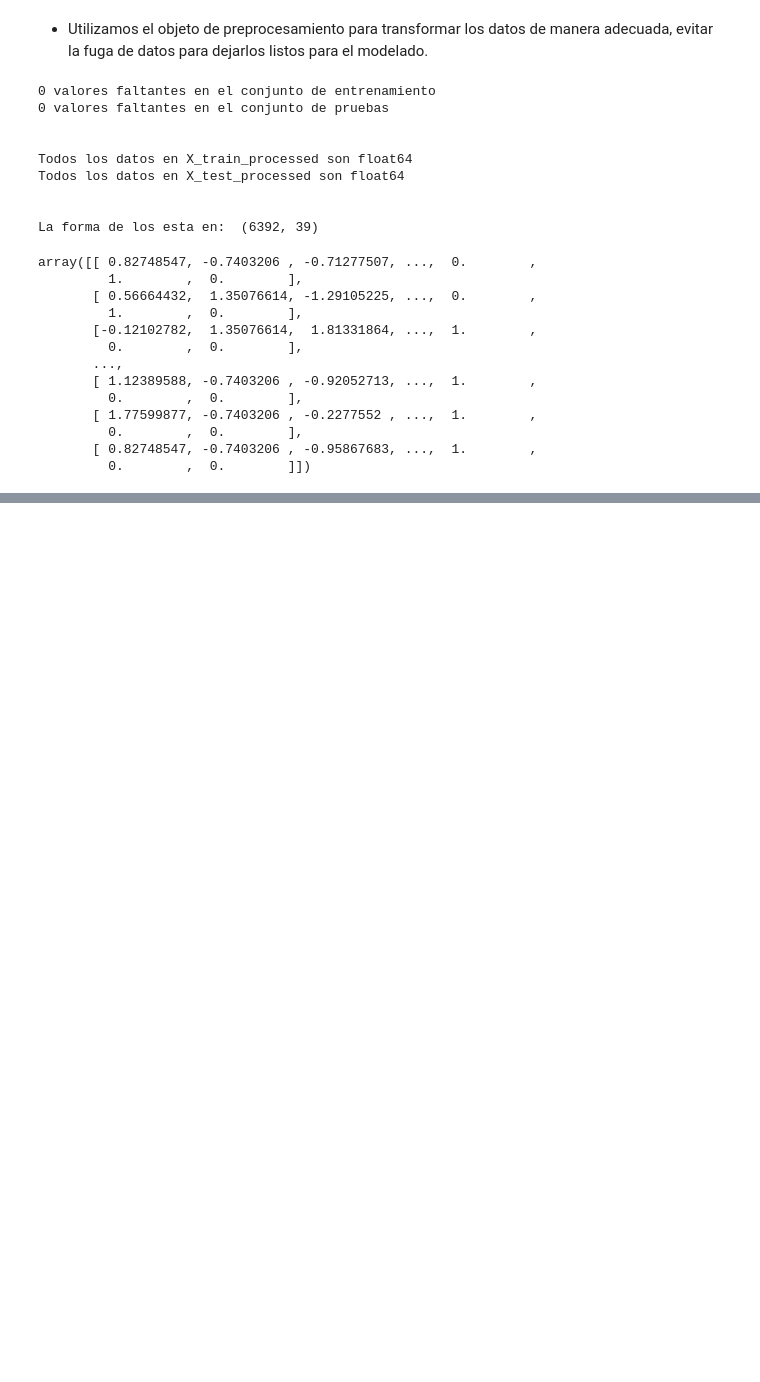
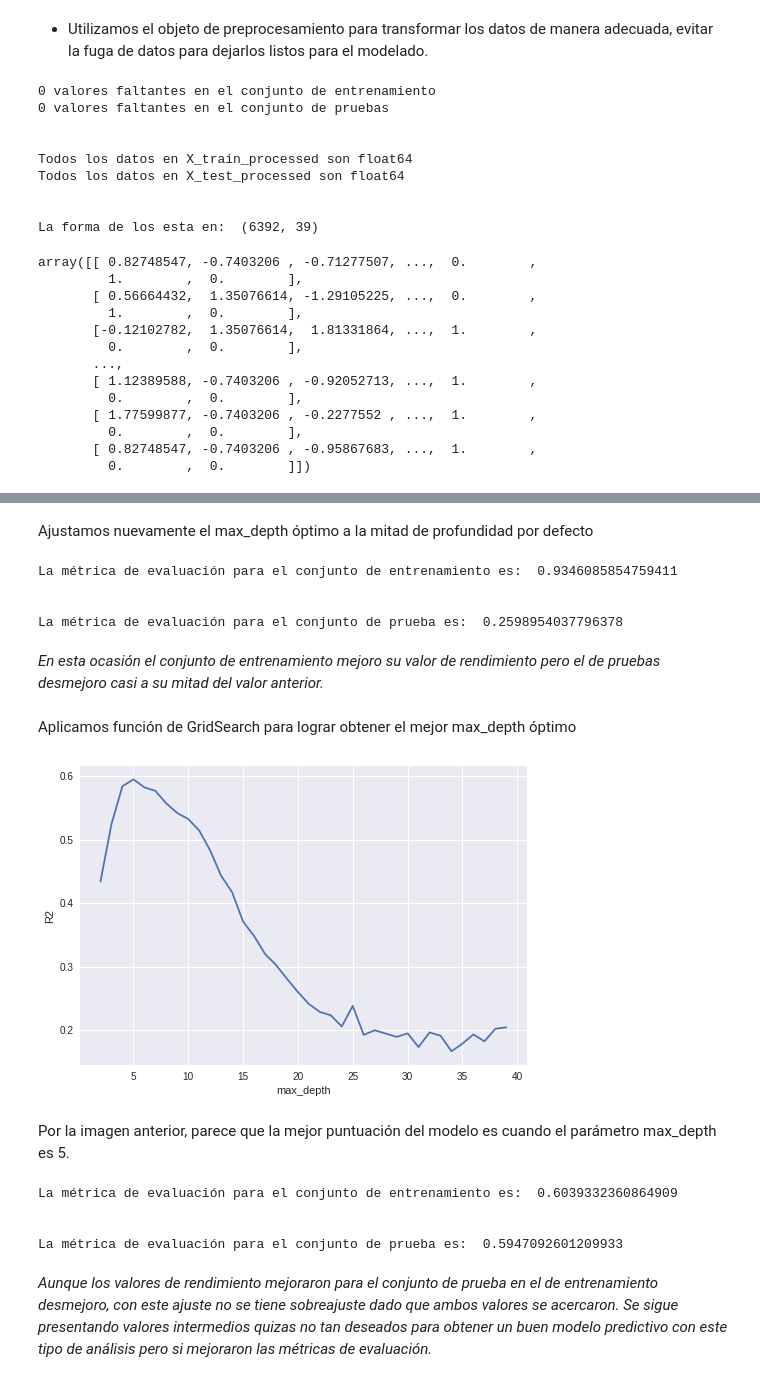
Before and after one commit to jcardonamde/food-sales-predictions, a Jupyter notebook: food_sales_predictions.ipynb, the cells around one changed output, grey strips where cells are left out. Drawn from its saved outputs; the diff is of its cells as text; code cells hidden in the pictures; blank space fills up the shorter version.

Commit message:
Creado mediante Colaboratory Parte Final - Aplicación de modelos, Elección de Modelo y Conclusión

```diff
--- a/food_sales_predictions.ipynb
+++ b/food_sales_predictions.ipynb
@@ -1025,0 +1152,3 @@ array([[ 0.82748547, -0.7403206 , -0.71277507, ...,  0.        ,
+# %%
+# El modelo está aprendiendo la relación entre las características (X) y el objetivo (y).
+dec_tree.fit(X_train_processed, y_train)
@@ -1025,0 +1208,9 @@ array([[ 0.82748547, -0.7403206 , -0.71277507, ...,  0.        ,
+# %%
+# Vayamos al extremo y fijemos nuestra profundidad máxima en 2
+dec_tree_2 = DecisionTreeRegressor(max_depth = 2, random_state = 42)
+dec_tree_2.fit(X_train_processed, y_train)
+train_2_score = dec_tree_2.score(X_train_processed, y_train)
+test_2_score = dec_tree_2.score(X_test_processed, y_test)
+print("La métrica de evaluación para el conjunto de entrenamiento es: ", train_2_score)
+print("\n")
+print("La métrica de evaluación para el conjunto de prueba es: ", test_2_score)
@@ -1025,0 +1224,55 @@ array([[ 0.82748547, -0.7403206 , -0.71277507, ...,  0.        ,
+# %% [markdown]
+Ajustamos nuevamente el max_depth óptimo a la mitad de profundidad por defecto
+# %%
+# Ajustamos el hiperparámetro a 20
+dec_tree_20 = DecisionTreeRegressor(max_depth = 20, random_state = 42)
+dec_tree_20.fit(X_train_processed, y_train)
+train_20_score = dec_tree_20.score(X_train_processed, y_train)
+test_20_score = dec_tree_20.score(X_test_processed, y_test)
+print("La métrica de evaluación para el conjunto de entrenamiento es: ", train_20_score)
+print("\n")
+print("La métrica de evaluación para el conjunto de prueba es: ", test_20_score)
+# %% [output]
+La métrica de evaluación para el conjunto de entrenamiento es:  0.9346085854759411
+
+
+La métrica de evaluación para el conjunto de prueba es:  0.2598954037796378
+# %% [markdown]
+*En esta ocasión el conjunto de entrenamiento mejoro su valor de rendimiento pero el de pruebas desmejoro casi a su mitad del valor anterior.*
+# %% [markdown]
+Aplicamos función de GridSearch para lograr obtener el mejor max_depth óptimo
+# %%
+# Lista de valores a probar para max_depth:
+max_depth_range = list(range(2, 40)) # Probará todos los valores entre 2 y 40
+# Lista para almacenar la puntuación para cada valor de max_depth:
+r2 = []
+for depth in max_depth_range:
+    dec_tree = DecisionTreeRegressor(max_depth = depth, random_state = 42)
+    dec_tree.fit(X_train_processed, y_train)
+    score = dec_tree.score(X_test_processed, y_test)
+    r2.append(score)
+# %%
+# Creamos gráfico para visualizar qué max_depth lleva a una puntuación R2 más alta
+plt.plot(max_depth_range, r2)
+plt.xlabel('max_depth')
+plt.ylabel('R2');
+# %% [output]
+[figure, added]
+# %% [markdown]
+Por la imagen anterior, parece que la mejor puntuación del modelo es cuando el parámetro max_depth es 5.
+# %%
+# Ejecutamos el modelo con nuestro valor optimizado para max_depth
+dec_tree_5 = DecisionTreeRegressor(max_depth = 5, random_state = 42)
+dec_tree_5.fit(X_train_processed, y_train)
+train_5_score = dec_tree_5.score(X_train_processed, y_train)
+test_5_score = dec_tree_5.score(X_test_processed, y_test)
+print("La métrica de evaluación para el conjunto de entrenamiento es: ", train_5_score)
+print("\n")
+print("La métrica de evaluación para el conjunto de prueba es: ", test_5_score)
+# %% [output]
+La métrica de evaluación para el conjunto de entrenamiento es:  0.6039332360864909
+
+
+La métrica de evaluación para el conjunto de prueba es:  0.5947092601209933
+# %% [markdown]
+*Aunque los valores de rendimiento mejoraron para el conjunto de prueba en el de entrenamiento desmejoro, con este ajuste no se tiene sobreajuste dado que ambos valores se acercaron. Se sigue presentando valores intermedios quizas no tan deseados para obtener un buen modelo predictivo con este tipo de análisis pero si mejoraron las métricas de evaluación.*
```
Also changed, not shown: parts of 43 cells of this notebook.
